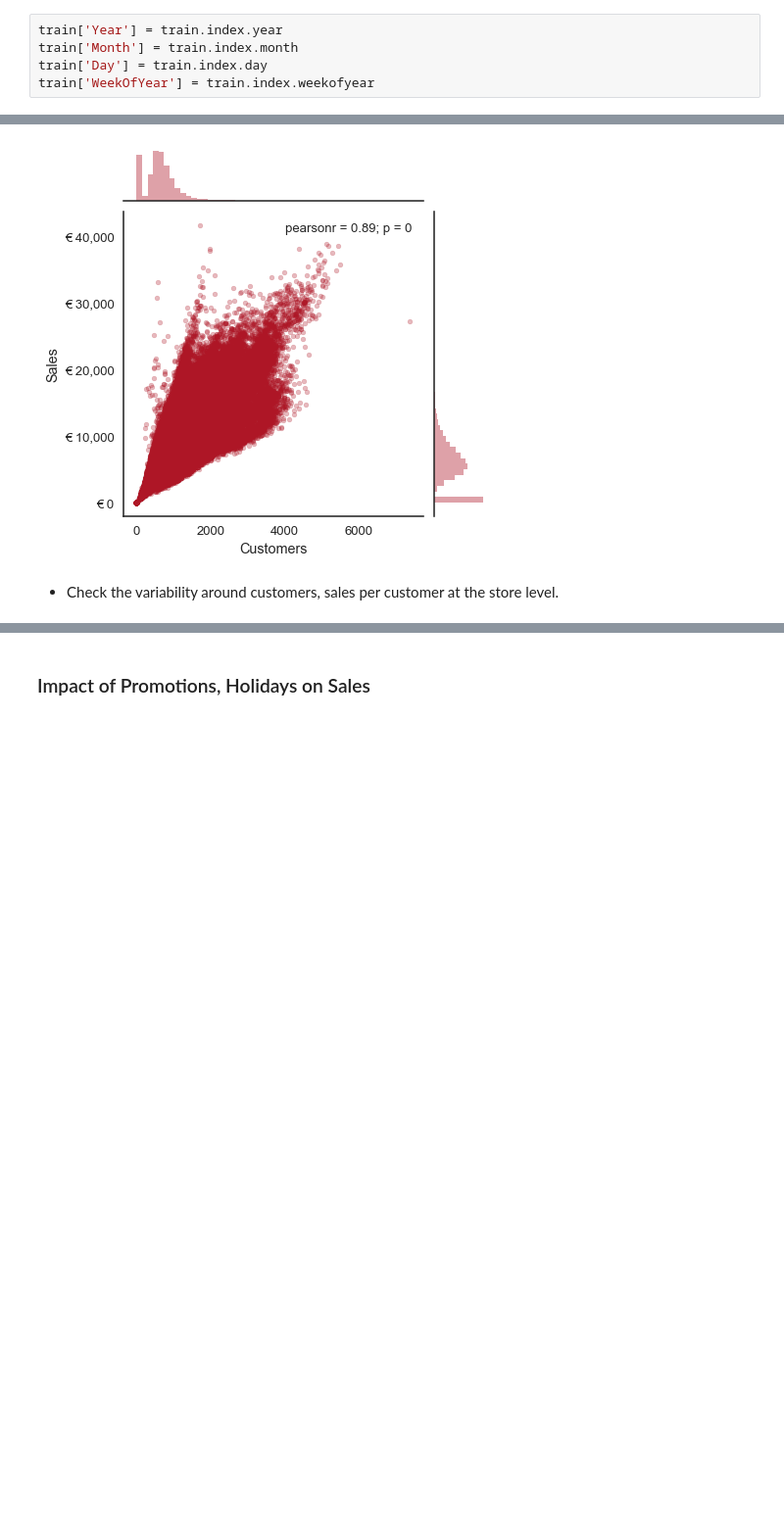
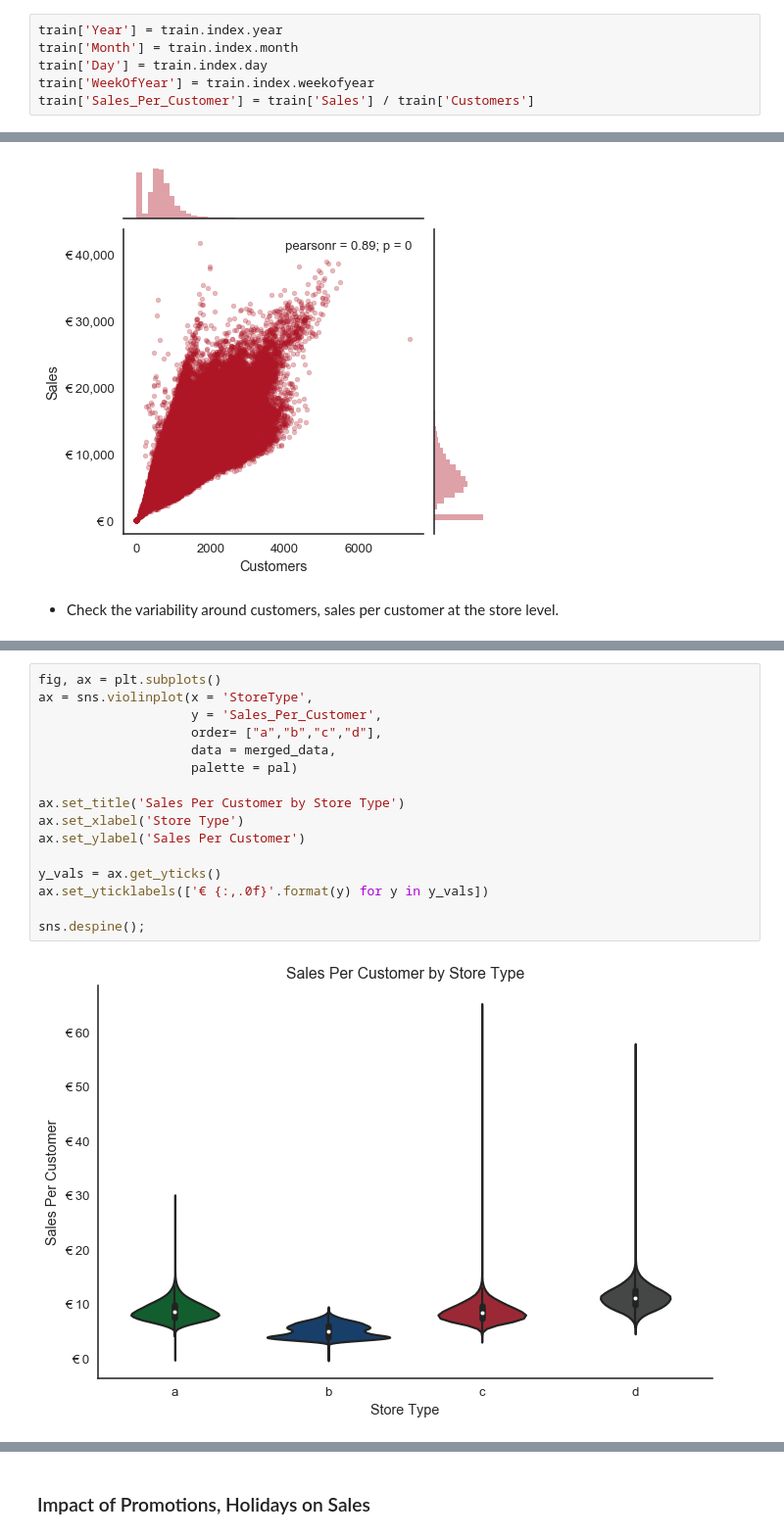
Before and after one commit to nurudeensulaimon/EDA, a Jupyter notebook: Exploratory Data Analysis.ipynb, the cells around one changed output, grey strips where cells are left out. Shown: that part at 98% size. Cells and saved outputs as stored; diff of their text form; blank space fills up the shorter version.

```diff
--- a/Exploratory Data Analysis.ipynb
+++ b/Exploratory Data Analysis.ipynb
@@ -36,3 +27,4 @@ train['Year'] = train.index.year
 train['Month'] = train.index.month
 train['Day'] = train.index.day
 train['WeekOfYear'] = train.index.weekofyear
+train['Sales_Per_Customer'] = train['Sales'] / train['Customers']
@@ -162,0 +329,18 @@ g.ax_joint.set_yticklabels(['€ {:,.0f}'.format(y) for y in y_vals]);
+# %%
+fig, ax = plt.subplots()
+ax = sns.violinplot(x = 'StoreType',
+                    y = 'Sales_Per_Customer',
+                    order= ["a","b","c","d"],
+                    data = merged_data,
+                    palette = pal)
+
+ax.set_title('Sales Per Customer by Store Type')
+ax.set_xlabel('Store Type')
+ax.set_ylabel('Sales Per Customer')
+
+y_vals = ax.get_yticks()
+ax.set_yticklabels(['€ {:,.0f}'.format(y) for y in y_vals])
+
+sns.despine();
+# %% [output]
+[figure, added]
```
Also changed, not shown: parts of 52 cells of this notebook.
